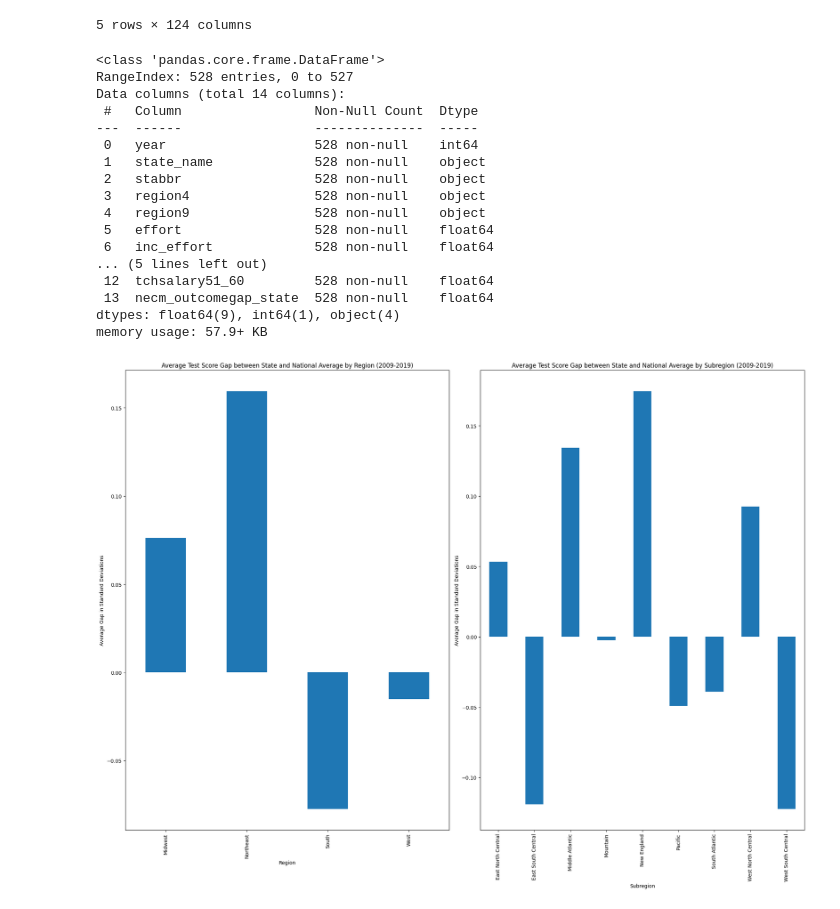
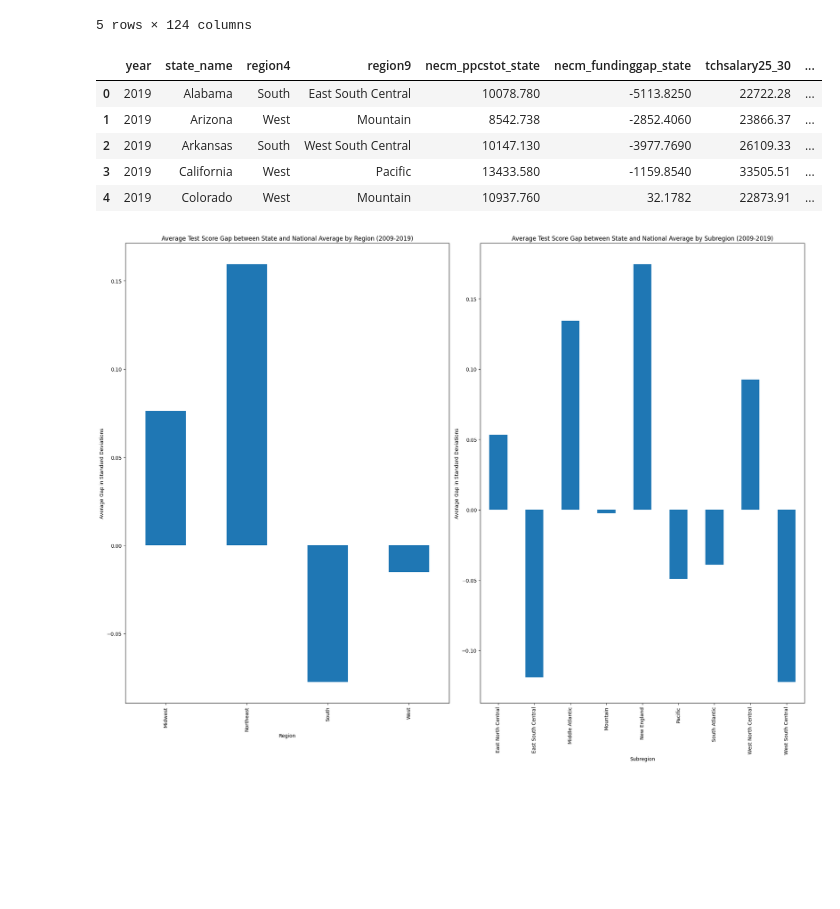
Before and after one commit to garland342/cs_1090a_project, a Jupyter notebook: cs1090a_project.ipynb, the cells around one changed output. Drawn from its saved outputs; the diff is of its cells as text; code cells hidden in the pictures; blank space fills up the shorter version.

```diff
--- a/cs1090a_project.ipynb
+++ b/cs1090a_project.ipynb
@@ -31,30 +31,19 @@ df.head()
 | 157 | 2019 | CA | California | 6 | West | Pacific | 0.031838 | 0.038167 | 421.1313 | ... |
 5 rows × 124 columns
 # %%
-predictors_of_interest = ["year", "state_name", "stabbr", "region4", "region9", "effort", "inc_effort", "necm_ppcstot_state", "necm_fundinggap_state", "tchsalary25_30", "tchsalary31_40", "tchsalary41_50", "tchsalary51_60"]
+predictors_of_interest = ["year", "state_name", "region4", "region9", "necm_ppcstot_state", "necm_fundinggap_state", "tchsalary25_30", "tchsalary31_40", "tchsalary41_50", "tchsalary51_60"]
 response_var = "necm_outcomegap_state"
 
 #Removed states with missing data for the response variable (Vermont, Alaska, Hawaii)
 filtered_df = df[predictors_of_interest + [response_var]].dropna(subset=[response_var]).reset_index(drop=True)
-filtered_df.info()
+filtered_df.head()
 # %% [output]
-<class 'pandas.core.frame.DataFrame'>
-RangeIndex: 528 entries, 0 to 527
-Data columns (total 14 columns):
- #   Column                 Non-Null Count  Dtype
----  ------                 --------------  -----
- 0   year                   528 non-null    int64
- 1   state_name             528 non-null    object
- 2   stabbr                 528 non-null    object
- 3   region4                528 non-null    object
- 4   region9                528 non-null    object
- 5   effort                 528 non-null    float64
- 6   inc_effort             528 non-null    float64
-... (5 lines left out)
- 12  tchsalary51_60         528 non-null    float64
- 13  necm_outcomegap_state  528 non-null    float64
-dtypes: float64(9), int64(1), object(4)
-memory usage: 57.9+ KB
+|  | year | state_name | region4 | region9 | necm_ppcstot_state | necm_fundinggap_state | tchsalary25_30 | ... |
+| 0 | 2019 | Alabama | South | East South Central | 10078.780 | -5113.8250 | 22722.28 | ... |
+| 1 | 2019 | Arizona | West | Mountain | 8542.738 | -2852.4060 | 23866.37 | ... |
+| 2 | 2019 | Arkansas | South | West South Central | 10147.130 | -3977.7690 | 26109.33 | ... |
+| 3 | 2019 | California | West | Pacific | 13433.580 | -1159.8540 | 33505.51 | ... |
+| 4 | 2019 | Colorado | West | Mountain | 10937.760 | 32.1782 | 22873.91 | ... |
 # %%
 fig, axes = plt.subplots(1, 2, figsize=(20, 15))
 
```
Also changed, not shown: parts of 2 cells of this notebook.
